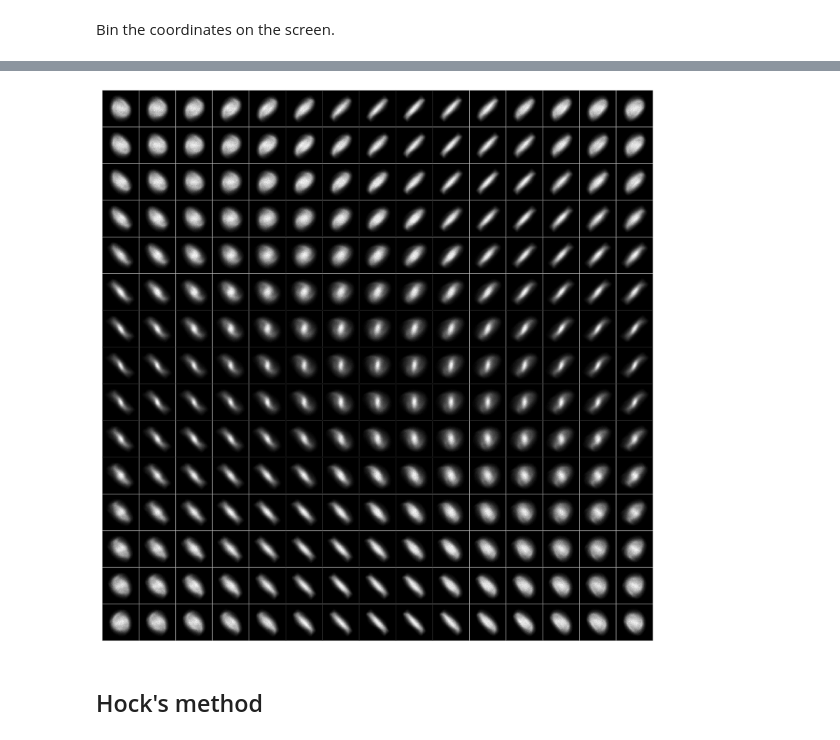
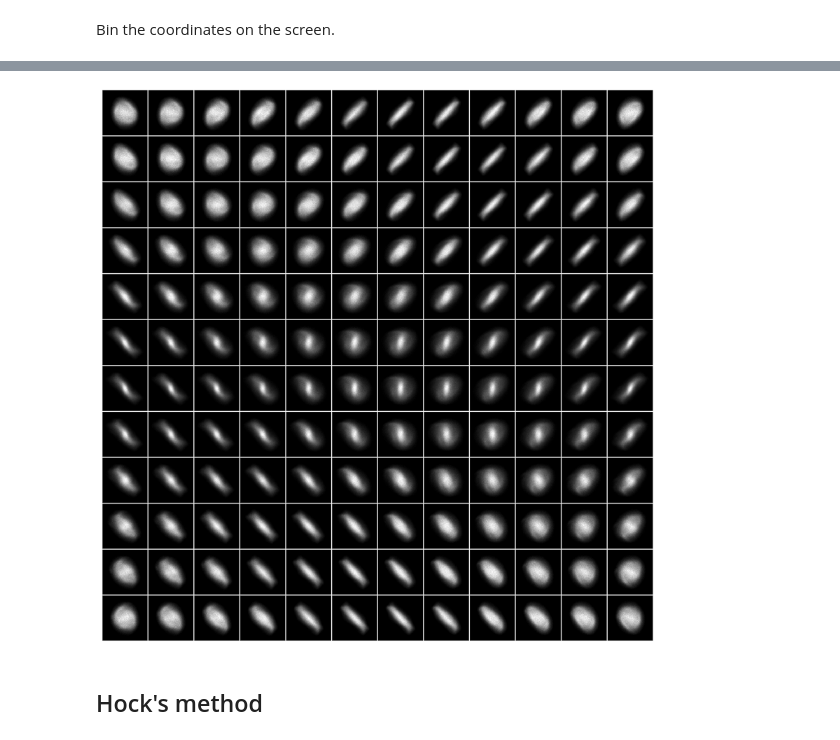
Before and after one commit to austin-hoover/accphys-tools, a Jupyter notebook: measurement/tomography/test_tomo_4D.ipynb, the cells around one changed output, grey strips where cells are left out. Drawn from its saved outputs; the diff is of its cells as text; code cells hidden in the pictures.

```diff
--- a/measurement/tomography/test_tomo_4D.ipynb
+++ b/measurement/tomography/test_tomo_4D.ipynb
@@ -98,8 +98,8 @@ def make_tmats(phase_advances, betas, alphas, Vinv):
         tmats.append(np.linalg.multi_dot([V_screen, P, Vinv]))
     return tmats
 # %%
-K = 15 # number of horizontal optics settings
-L = 15 # number of vertical optics settings
+K = 12 # number of horizontal optics settings
+L = 12 # number of vertical optics settings
 
 phase_adv_x = np.linspace(0.0, np.pi, K, endpoint=False)
 betas_x = np.random.uniform(1.0, 1.0, size=K)
@@ -125,0 +152,17 @@ meas_centers = [rec.get_bin_centers(_edges) for _edges in meas_edges]
+# %%
+Sigmas_grid = np.reshape(Sigmas, (K, L, 4, 4))
+xycorr_grid = np.zeros((K, L))
+for k in range(K):
+    for l in range(L):
+        Sigma = Sigmas_grid[k, l, :, :]
+        Corr = utils.cov2corr(Sigma)
+        xycorr_grid[k, l] = Corr[0, 2]
+
+fig, ax = pplt.subplots()
+m = ax.pcolormesh(phase_adv_x, phase_adv_y, xycorr_grid.T,
+                  vmin=-1.0, vmax=1.0,
+                  diverging=True, cmap='Vlag')
+ax.colorbar(m, label='x-y corr. coef.')
+ax.format(xlabel=r'$\Delta \mu_x$', ylabel=r'$\Delta \mu_y$')
+plt.savefig('_output/tomo_sim_xycorr_grid.png', dpi=300)
+plt.show()
@@ -138,19 +183,19 @@ for k, xx in enumerate(tqdm(xx_list)):
 # plt.savefig('_output/tomo_sim_target_scan.png', dpi=500)
 # plt.show()
 # %%
-fig, axes = pplt.subplots(nrows=K, ncols=L, figwidth=10, space=0.1)
+fig, axes = pplt.subplots(nrows=K, ncols=L, figwidth=10, space=0.175)
 for i in range(axes.shape[0]):
     for j in range(axes.shape[1]):
         ax = axes[i, j]
         ax.pcolormesh(S[:, :, i, j].T, cmap='mono_r', ec='None')
 axes.format(
     xticks=[], yticks=[],
 #     xlabel='x', ylabel='y',
 )
 plt.savefig('_output/tomo_sim_target_scan_full.png', dpi=500)
 plt.show()
 # %% [output]
-[figure, old version]
+[figure, new version]
 # %% [markdown]
 ## Hock's method
 # %% [markdown]
```
Also changed, not shown: parts of 13 cells of this notebook, 8 other files.
